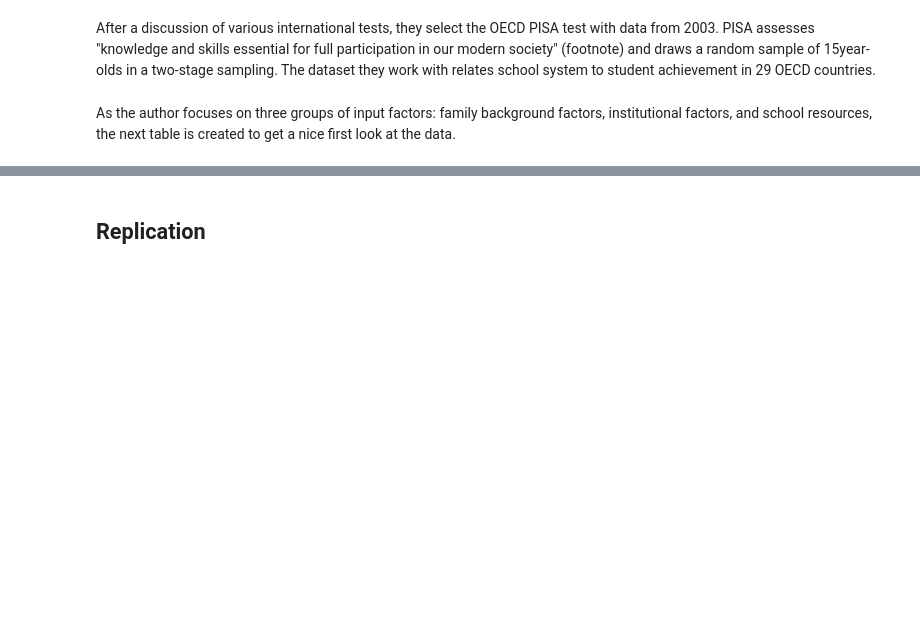
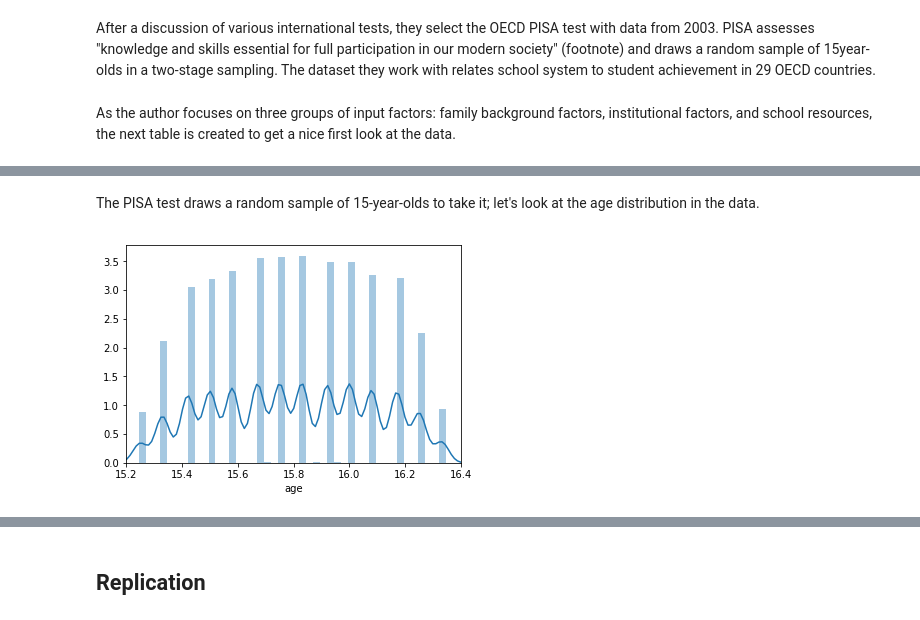
Before and after one commit to MVBrinker/student-project-ELJust, a Jupyter notebook: Woessmann_School_System.ipynb, the cells around one changed output, grey strips where cells are left out. Drawn from its saved outputs; the diff is of its cells as text; code cells hidden in the pictures; blank space fills up the shorter version.

```diff
--- a/Woessmann_School_System.ipynb
+++ b/Woessmann_School_System.ipynb
@@ -62 +62,12 @@ df_overview.head()
 5 rows × 57 columns
+# %% [markdown]
+The PISA test draws a random sample of 15-year-olds to take it; let's look at the age distribution in the data.
+# %%
+columns = ['age']
+for column in columns:
+    nonzero_entries = df[column].where(df[column] > 0).dropna()
+    ax = sns.distplot(nonzero_entries)
+    ax.set_xlim(15.2, 16.4)
+    plt.show()
+# %% [output]
+[figure, added]
```
Also changed, not shown: parts of 4 cells of this notebook.
